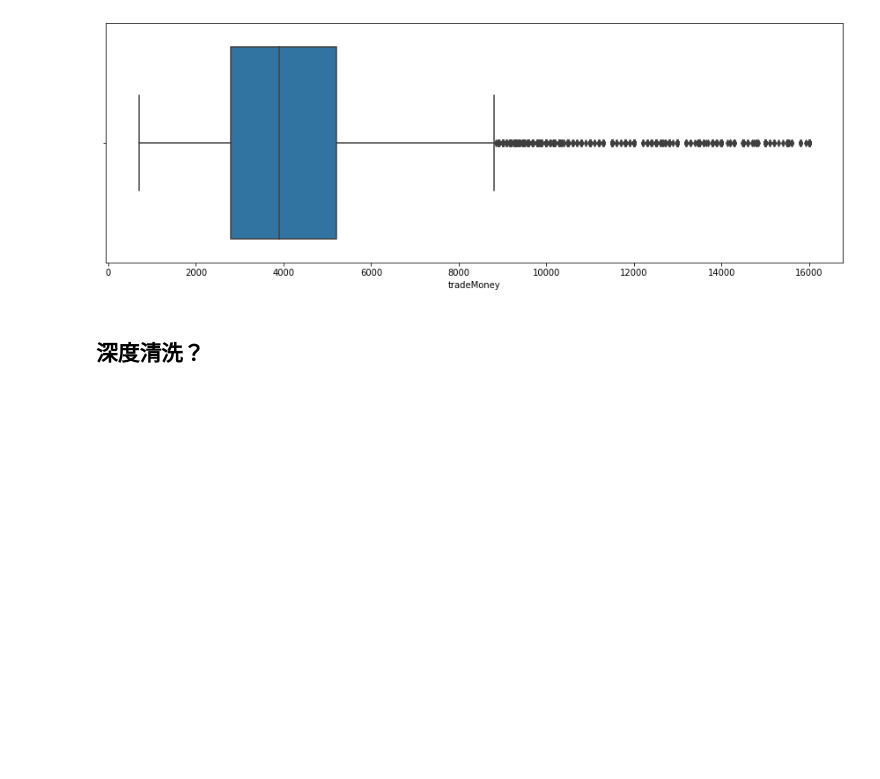
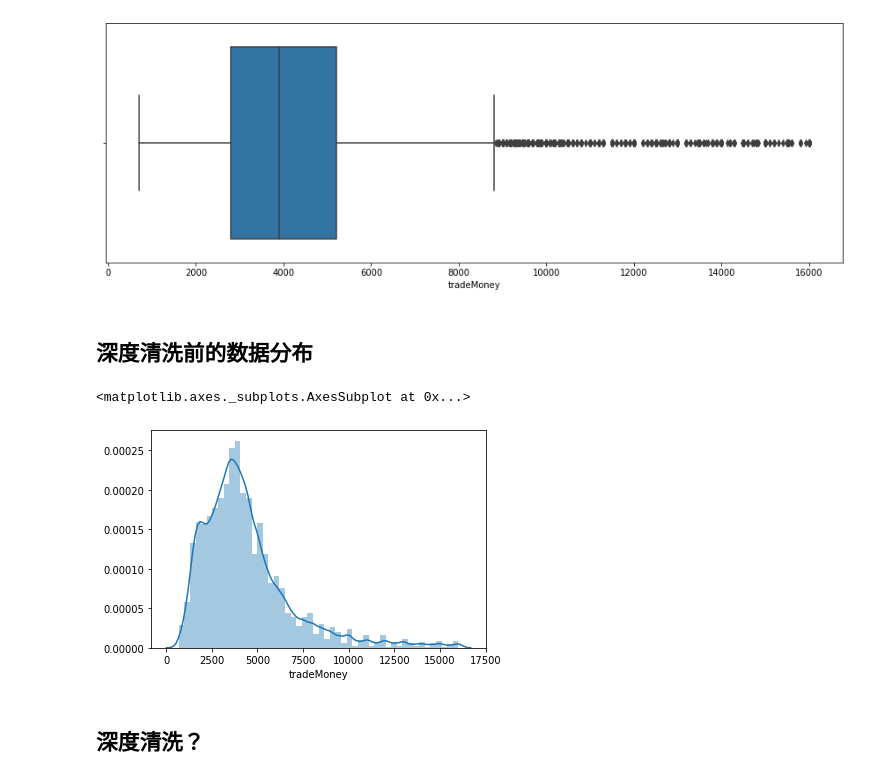
Before and after one commit to Bonifacez/House-Rent-forecast, a Jupyter notebook: Task 2.ipynb, the cells around one changed output. Cells and saved outputs as stored; diff of their text form; code cells hidden in the pictures; blank space fills up the shorter version.

```diff
--- a/Task 2.ipynb
+++ b/Task 2.ipynb
@@ -178,6 +183,20 @@ plt.show()
 # %% [output]
 [figure]
 [figure]
+# %% [markdown]
+## 深度清洗前的数据分布
+# %%
+# Labe 分布
+#fig,axes = plt.subplots(2,1,figsize=(20,5))
+#fig.set_size_inches(20,12)
+#sns.distplot(data_train['tradeMoney'])
+sns.distplot(data_train[(data_train['tradeMoney']<=20000)]['tradeMoney'])
+#sns.distplot(data_train[(data_train['tradeMoney']>20000)&(data_train['tradeMoney']<=50000)]['tradeMoney'],ax=axes[0][2])
+#sns.distplot(data_train[(data_train['tradeMoney']>50000)&(data_train['tradeMoney']<=100000)]['tradeMoney'],ax=axes[1][0])
+#sns.distplot(data_train[(data_train['tradeMoney']>100000)]['tradeMoney'],ax=axes[1][1])
+# %% [output]
+<matplotlib.axes._subplots.AxesSubplot at 0x...>
+[figure, added]
 # %% [markdown]
 ## 深度清洗？
 # %%
```
Also changed, not shown: parts of 4 cells of this notebook.
